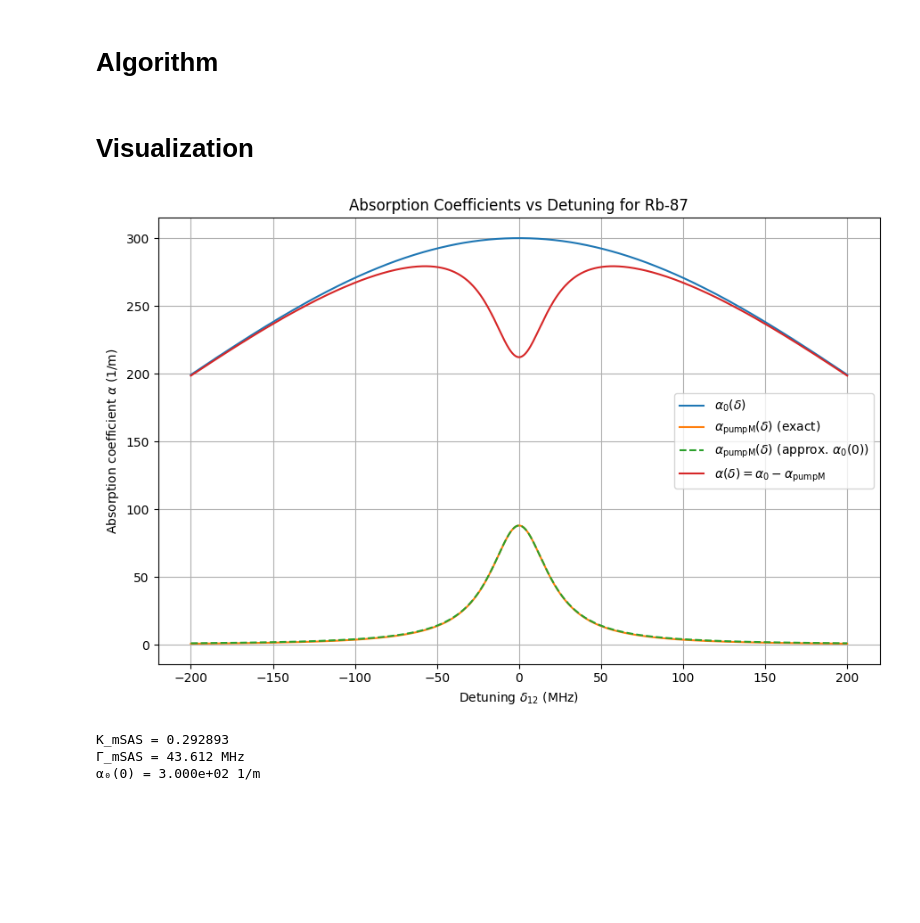
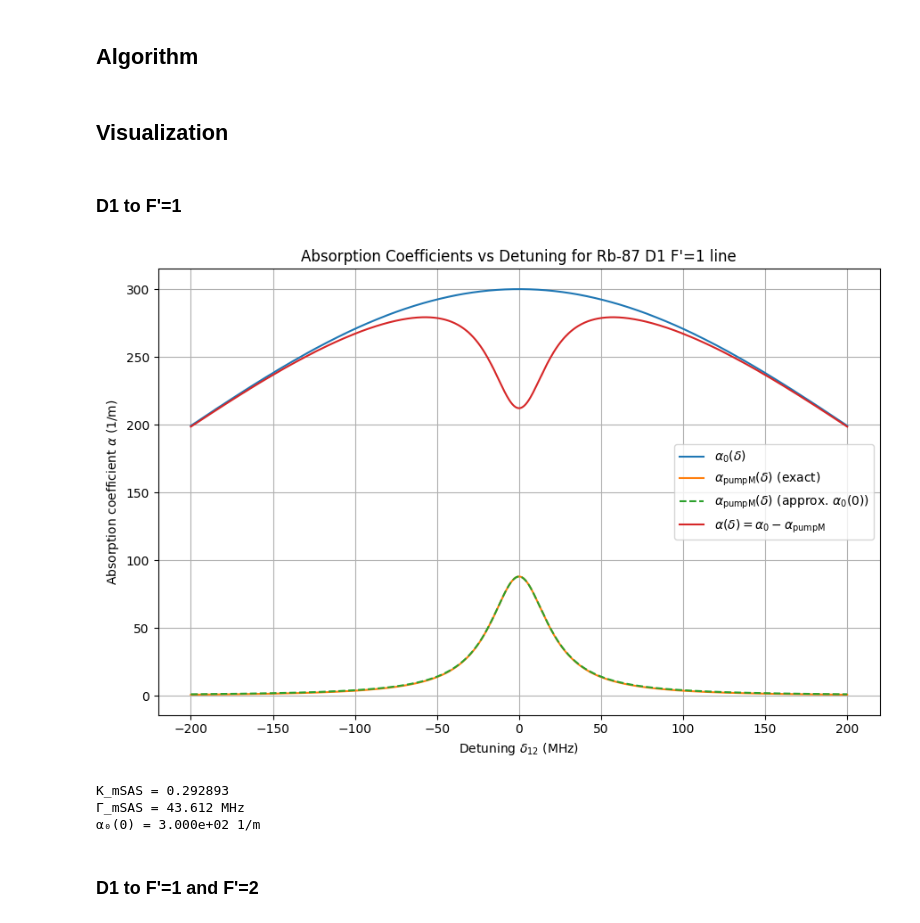
Before and after one commit to JonathanSugijanto/Bi-SAS-for-Optical-Clock, a Jupyter notebook: ideal.ipynb, the cells around one changed output. Saved outputs shown, nothing was run; the diff lists cells and outputs as text; code cells hidden in the pictures; blank space fills up the shorter version.

```diff
--- a/ideal.ipynb
+++ b/ideal.ipynb
@@ -68,9 +52,6 @@ display(Markdown(f"""
+# %% [markdown]
+## Algorithm
 # %%
-# ==========================================================
-# ⚙️ ALGORITHM SECTION
-# ==========================================================
-display(Markdown("# Algorithm"))
-
 def f_D(v, u):
     """Maxwell–Boltzmann velocity distribution (normalized)."""
     return (1 / (u * np.sqrt(np.pi))) * np.exp(-(v**2) / (u**2))
@@ -83,10 +64,12 @@ def compute_alpha0_numeric(delta_array_Hz, N, sigma0, u, lambda0, Gamma2,
                            v_max_factor=7.0, n_v=20001):
     """
     Numerical integration for α₀(δ):
-        α₀ = Nσ₀ ∫ f_D(v) L(δ - k*v, Γ₂) dv
-    where Doppler shift ≈ v / λ₀.
+        α₀ = Nσ₀ ∫ f_D(v) L(δ - k_pr*v, Γ₂) dv
+
+    the -infty to infty integral is  approximated as  -v_max_factor * u to v_max_factor * u
+    The integral is numerically solved with trapz (n_v is the number of trapezoidal elements)
     """
-    k_freq = 1.0 / lambda0  # cycles/m, gives Δf ≈ v/λ
+    k_freq = 1.0 / lambda0  # in cycles/m instead  of rad/m, because delta is in Hz
     v_max = v_max_factor * u
     v = np.linspace(-v_max, v_max, n_v)
     dv = v[1] - v[0]
@@ -108,55 +91,53 @@ def compute_pumpM(alpha0_delta, delta_array_Hz, I_pu, I_sat, Gamma2):
     L_vals = L(delta_array_Hz, Gamma_mSAS)
     alpha_pumpM = alpha0_delta * K_mSAS * L_vals
     return alpha_pumpM, K_mSAS, Gamma_mSAS
-# %% [output]
-# Algorithm
+# %% [markdown]
+## Visualization
+# %% [markdown]
+### D1 to F'=1
 # %%
-# ==========================================================
-# 📊 VISUALIZATION SECTION
-# ==========================================================
-display(Markdown("# Visualization"))
-
-import matplotlib.pyplot as plt
+# in this visualization, the use of alpha_0(delta) and the delta->0 (alpha_0(0)) approximation is compared
 
 # Detuning range (MHz → Hz)
 delta_MHz = np.linspace(-200, 200, 801)
 delta_Hz = delta_MHz * 1e6
 
 # Compute α₀(δ)
-alpha0_vals = compute_alpha0_numeric(delta_Hz, N, sigma0, u, lambda0, Gamma2)
+alpha0_vals = compute_alpha0_numeric(delta_Hz, N, sigma_D11_0, u, lambda_D11, Gamma_D1)
 
 # α₀(0) for approximation
 alpha0_0 = np.interp(0.0, delta_Hz, alpha0_vals)
 
 # Compute pump modification
-alpha_pumpM_exact, K_mSAS, Gamma_mSAS = compute_pumpM(alpha0_vals, delta_Hz, I_pu, I_sat, Gamma2)
+alpha_pumpM_exact, K_mSAS, Gamma_mSAS = compute_pumpM(alpha0_vals, delta_Hz, I_pu, I_sat_D11, Gamma_D1)
 alpha_pumpM_approx = alpha0_0 * K_mSAS * L(delta_Hz, Gamma_mSAS)
 
 # Final α(δ)
 alpha_total_exact = alpha0_vals - alpha_pumpM_exact
 alpha_total_approx = alpha0_vals - alpha_pumpM_approx
 
 # Plot
 plt.figure(figsize=(9,6))
 plt.plot(delta_MHz, alpha0_vals, label=r'$\alpha_0(\delta)$')
 plt.plot(delta_MHz, alpha_pumpM_exact, label=r'$\alpha_{\mathrm{pumpM}}(\delta)$ (exact)')
 plt.plot(delta_MHz, alpha_pumpM_approx, '--', label=r'$\alpha_{\mathrm{pumpM}}(\delta)$ (approx. $\alpha_0(0)$)')
 plt.plot(delta_MHz, alpha_total_exact, label=r'$\alpha(\delta) = \alpha_0 - \alpha_{\mathrm{pumpM}}$')
 plt.xlabel(r'Detuning $\delta_{12}$ (MHz)')
 plt.ylabel(r'Absorption coefficient $\alpha$ (1/m)')
-plt.title('Absorption Coefficients vs Detuning for Rb-87')
+plt.title("Absorption Coefficients vs Detuning for Rb-87 D1 F'=1 line")
 plt.legend()
 plt.grid(True)
 plt.tight_layout()
 plt.show()
 
 print(f"K_mSAS = {K_mSAS:.6f}")
 print(f"Γ_mSAS = {Gamma_mSAS/1e6:.3f} MHz")
 print(f"α₀(0) = {alpha0_0:.3e} 1/m")
 # %% [output]
-# Visualization
-[figure, old version]
+[figure, new version]
 K_mSAS = 0.292893
 Γ_mSAS = 43.612 MHz
 α₀(0) = 3.000e+02 1/m
+# %% [markdown]
+### D1 to F'=1 and F'=2
 # %%
```
Also changed, not shown: parts of 5 cells of this notebook.
